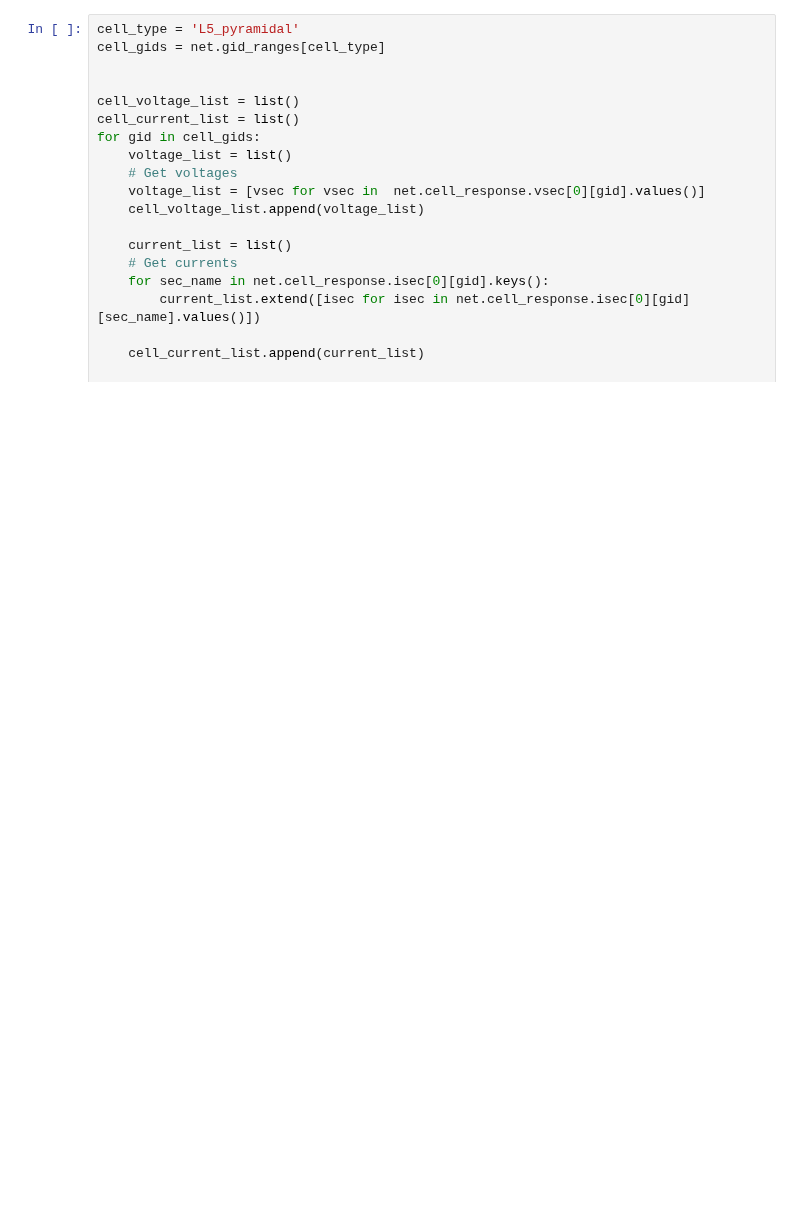
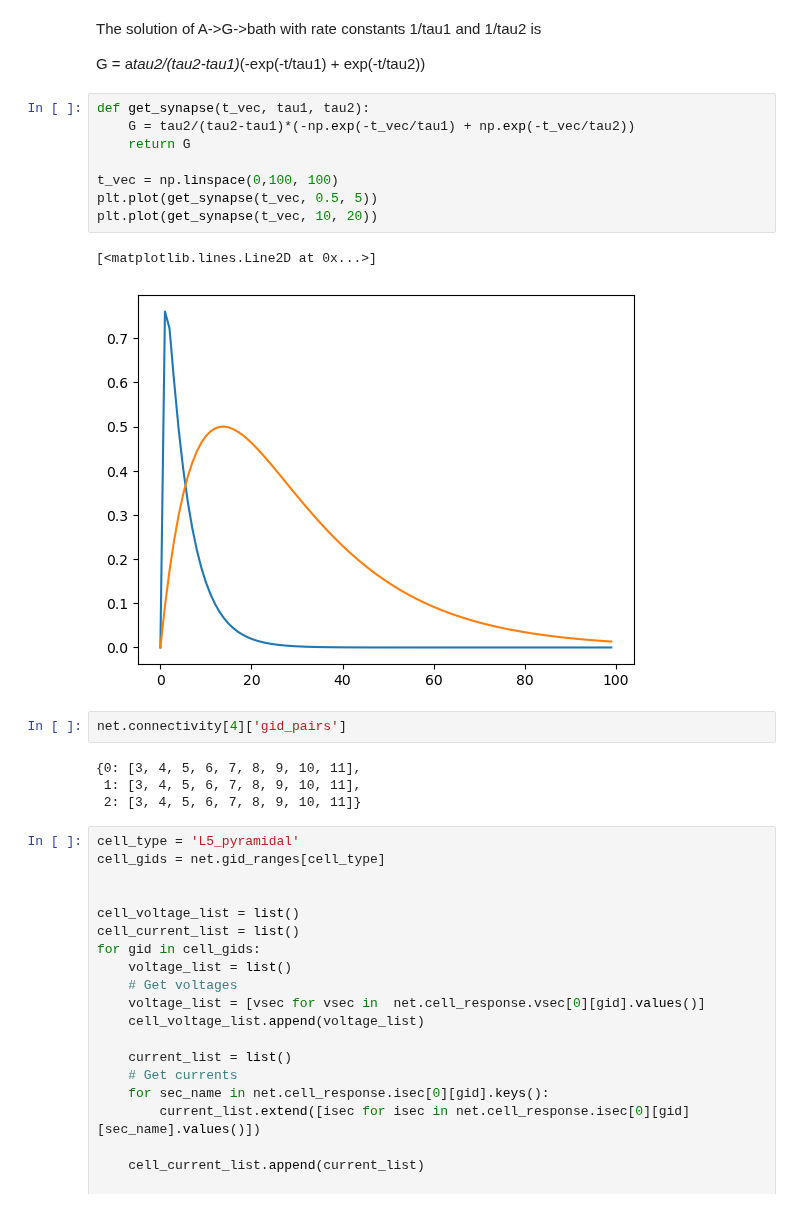
Before and after one commit to ntolley/bayesian_surrogates, a Jupyter notebook: single_cell_noise.ipynb, the cells around one changed output. Drawn from its saved outputs; the diff is of its cells as text; blank space fills up the shorter version.

Commit message:
Add synapse time course code

```diff
--- a/single_cell_noise.ipynb
+++ b/single_cell_noise.ipynb
@@ -129,3 +184,24 @@ dpl = simulate_dipole(net, dt=dt, tstop=5000, record_vsec='all', record_isec='al
+# %% [markdown]
+The solution of A->G->bath with rate constants 1/tau1 and 1/tau2 is
+
+G = a*tau2/(tau2-tau1)*(-exp(-t/tau1) + exp(-t/tau2))
+# %%
+def get_synapse(t_vec, tau1, tau2):
+    G = tau2/(tau2-tau1)*(-np.exp(-t_vec/tau1) + np.exp(-t_vec/tau2))
+    return G
+
+t_vec = np.linspace(0,100, 100)
+plt.plot(get_synapse(t_vec, 0.5, 5))
+plt.plot(get_synapse(t_vec, 10, 20))
+# %% [output]
+[<matplotlib.lines.Line2D at 0x...>]
+[figure, added]
+# %%
+net.connectivity[4]['gid_pairs']
+# %% [output]
+{0: [3, 4, 5, 6, 7, 8, 9, 10, 11],
+ 1: [3, 4, 5, 6, 7, 8, 9, 10, 11],
+ 2: [3, 4, 5, 6, 7, 8, 9, 10, 11]}
 # %%
 cell_type = 'L5_pyramidal'
 cell_gids = net.gid_ranges[cell_type]
```
Also changed, not shown: parts of 15 cells of this notebook.
